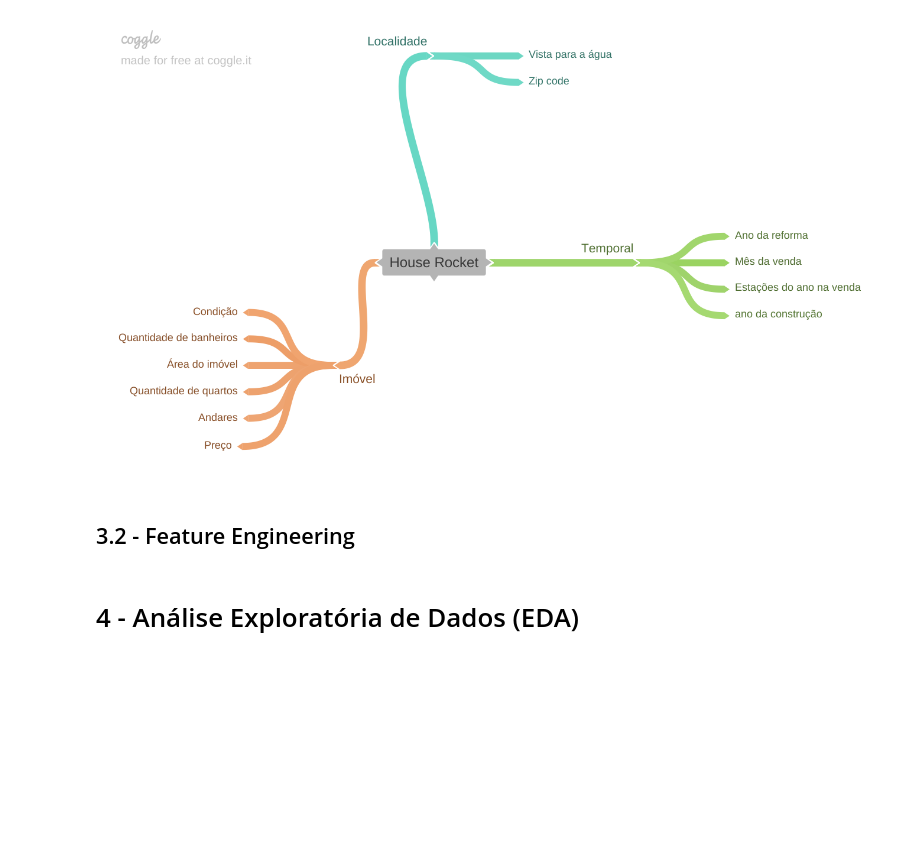
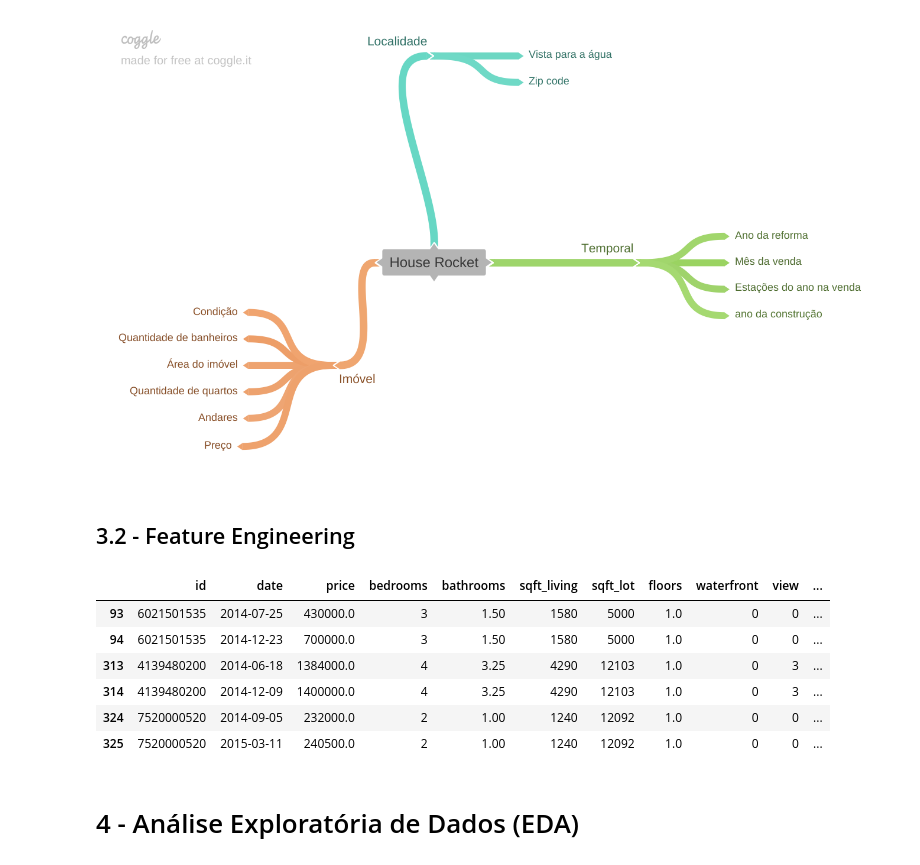
Before and after one commit to jhonatanmarques92/House_Rocket_Insight_Project, a Jupyter notebook: insight_project.ipynb, the cells around one changed output. Saved outputs shown, nothing was run; the diff lists cells and outputs as text; code cells hidden in the pictures; blank space fills up the shorter version.

```diff
--- a/insight_project.ipynb
+++ b/insight_project.ipynb
@@ -145,4 +161,14 @@ df3['season'] = df3['month_date'].apply(lambda x:
 df3['comodos'] = 'banheiros: ' + df3['bathrooms'].astype(str) + ' / ' + 'quartos: ' + df3['bedrooms'].astype(str)
+# %%
+df3[df3['id'].duplicated(keep=False)].head(6)
+# %% [output]
+|  | id | date | price | bedrooms | bathrooms | sqft_living | sqft_lot | floors | waterfront | view | ... |
+| 93 | 6021501535 | 2014-07-25 | 430000.0 | 3 | 1.50 | 1580 | 5000 | 1.0 | 0 | 0 | ... |
+| 94 | 6021501535 | 2014-12-23 | 700000.0 | 3 | 1.50 | 1580 | 5000 | 1.0 | 0 | 0 | ... |
+| 313 | 4139480200 | 2014-06-18 | 1384000.0 | 4 | 3.25 | 4290 | 12103 | 1.0 | 0 | 3 | ... |
+| 314 | 4139480200 | 2014-12-09 | 1400000.0 | 4 | 3.25 | 4290 | 12103 | 1.0 | 0 | 3 | ... |
+| 324 | 7520000520 | 2014-09-05 | 232000.0 | 2 | 1.00 | 1240 | 12092 | 1.0 | 0 | 0 | ... |
+| 325 | 7520000520 | 2015-03-11 | 240500.0 | 2 | 1.00 | 1240 | 12092 | 1.0 | 0 | 0 | ... |
 # %% [markdown]
 # 4 - Análise Exploratória de Dados (EDA)
 # %%
```
Also changed, not shown: parts of 36 cells of this notebook.
